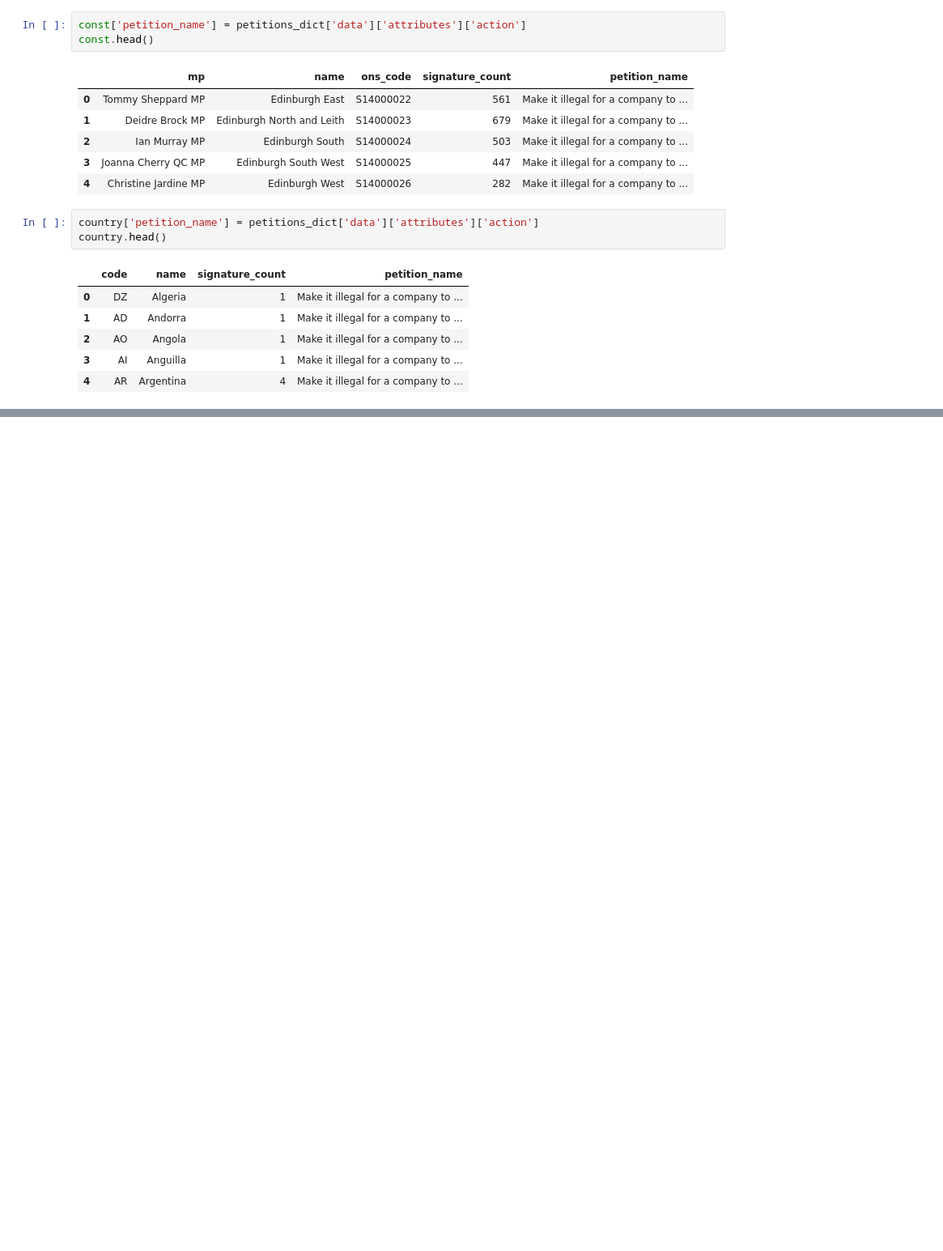
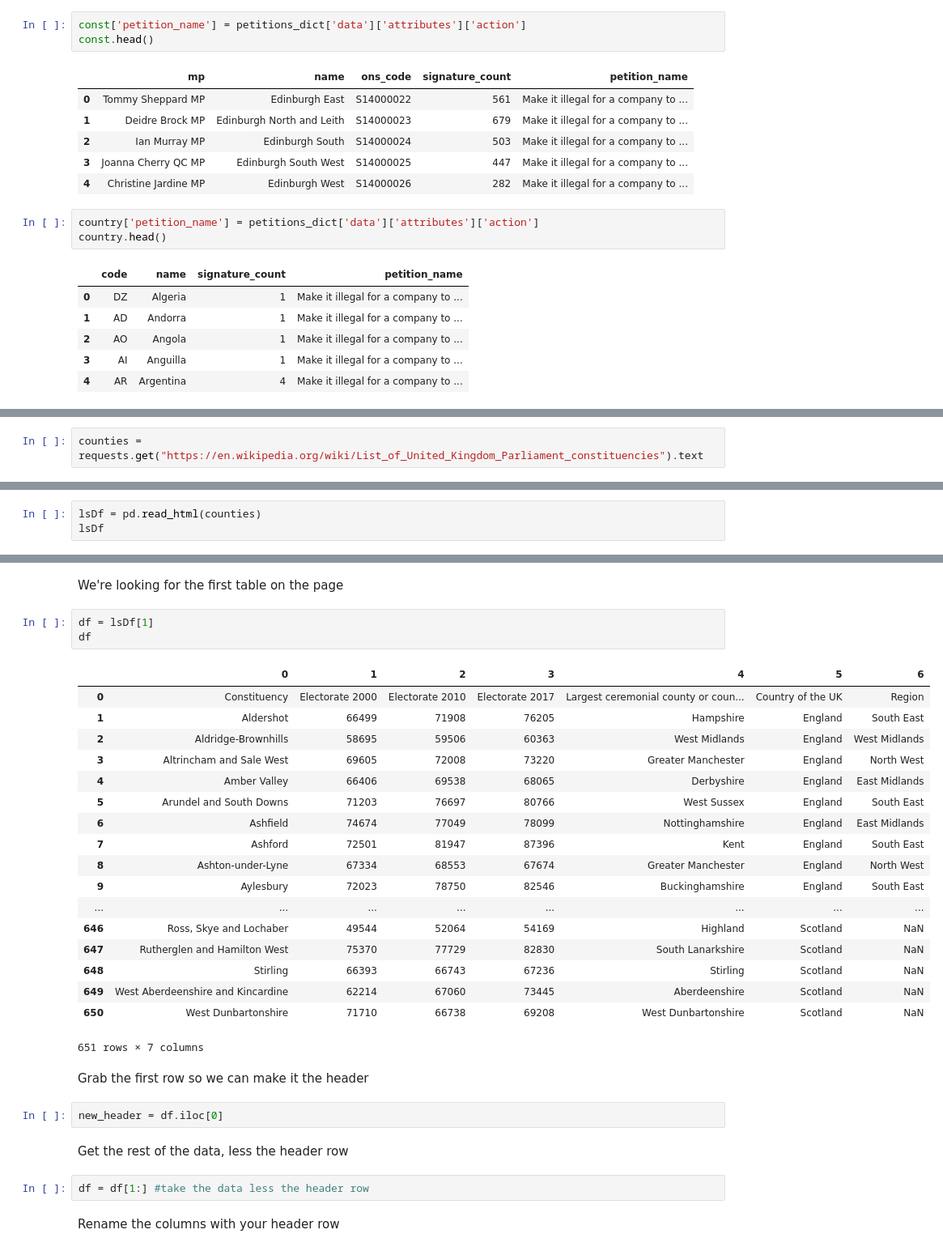
Before and after one commit to AnneCarr/monday-code-club, a Jupyter notebook: CodeClub-14-Aug-dict.ipynb, the cells around one changed output, grey strips where cells are left out. Shown at 81% size. Drawn from its saved outputs; the diff is of its cells as text; blank space fills up the shorter version.

```diff
--- a/CodeClub-14-Aug-dict.ipynb
+++ b/CodeClub-14-Aug-dict.ipynb
@@ -219,0 +504,2 @@ Sarah - can you think of a way that we can map the constituency to an area - lik
+# %%
+counties = requests.get("https://en.wikipedia.org/wiki/List_of_United_Kingdom_Parliament_constituencies").text
@@ -219,0 +508,3 @@ Sarah - can you think of a way that we can map the constituency to an area - lik
+# %%
+lsDf = pd.read_html(counties)
+lsDf
@@ -219,0 +548,34 @@ Sarah - can you think of a way that we can map the constituency to an area - lik
+# %% [markdown]
+We're looking for the first table on the page
+# %%
+df = lsDf[1]
+df
+# %% [output]
+|  | 0 | 1 | 2 | 3 | 4 | 5 | 6 |
+| 0 | Constituency | Electorate 2000 | Electorate 2010 | Electorate 2017 | Largest ceremonial county or coun... | Country of the UK | Region |
+| 1 | Aldershot | 66499 | 71908 | 76205 | Hampshire | England | South East |
+| 2 | Aldridge-Brownhills | 58695 | 59506 | 60363 | West Midlands | England | West Midlands |
+| 3 | Altrincham and Sale West | 69605 | 72008 | 73220 | Greater Manchester | England | North West |
+| 4 | Amber Valley | 66406 | 69538 | 68065 | Derbyshire | England | East Midlands |
+| 5 | Arundel and South Downs | 71203 | 76697 | 80766 | West Sussex | England | South East |
+| 6 | Ashfield | 74674 | 77049 | 78099 | Nottinghamshire | England | East Midlands |
+| 7 | Ashford | 72501 | 81947 | 87396 | Kent | England | South East |
+| 8 | Ashton-under-Lyne | 67334 | 68553 | 67674 | Greater Manchester | England | North West |
+| 9 | Aylesbury | 72023 | 78750 | 82546 | Buckinghamshire | England | South East |
+| ... | ... | ... | ... | ... | ... | ... | ... |
+| 646 | Ross, Skye and Lochaber | 49544 | 52064 | 54169 | Highland | Scotland | NaN |
+| 647 | Rutherglen and Hamilton West | 75370 | 77729 | 82830 | South Lanarkshire | Scotland | NaN |
+| 648 | Stirling | 66393 | 66743 | 67236 | Stirling | Scotland | NaN |
+| 649 | West Aberdeenshire and Kincardine | 62214 | 67060 | 73445 | Aberdeenshire | Scotland | NaN |
+| 650 | West Dunbartonshire | 71710 | 66738 | 69208 | West Dunbartonshire | Scotland | NaN |
+651 rows × 7 columns
+# %% [markdown]
+Grab the first row so we can make it the header
+# %%
+new_header = df.iloc[0]
+# %% [markdown]
+Get the rest of the data, less the header row
+# %%
+df = df[1:] #take the data less the header row
+# %% [markdown]
+Rename the columns with your header row
```
Also changed, not shown: parts of 58 cells of this notebook, 1 other file.
